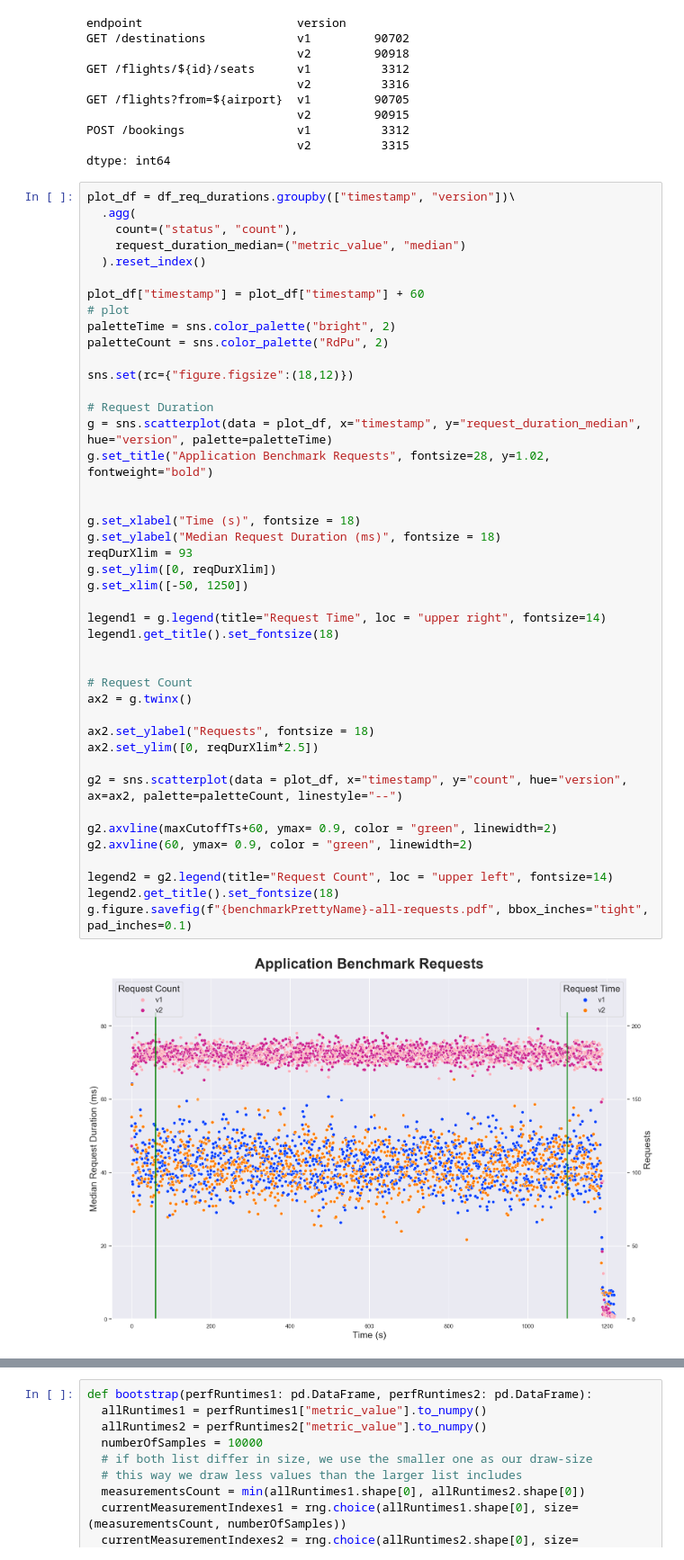
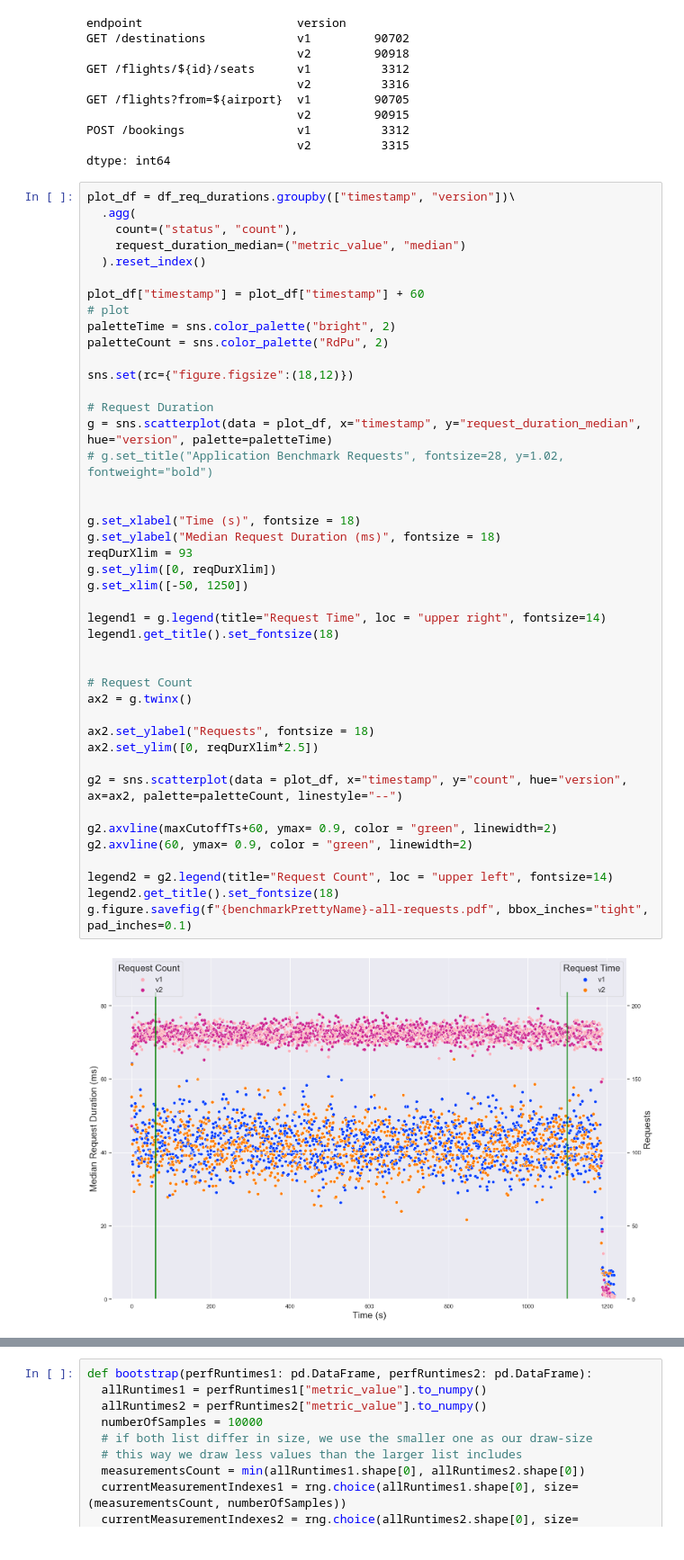
Before and after one commit to njapke/cloud-benchmark-conductor, a Jupyter notebook: analysis/bootstraping-app2.ipynb, the cells around one changed output, grey strips where cells are left out. Shown at 90% size. Saved outputs shown, nothing was run; the diff lists cells and outputs as text.

Commit message:
feat: add python requirements.txt and remove figure titles

```diff
--- a/analysis/bootstraping-app2.ipynb
+++ b/analysis/bootstraping-app2.ipynb
@@ -99,35 +99,35 @@ sns.set(rc={"figure.figsize":(18,12)})
 
 # Request Duration
 g = sns.scatterplot(data = plot_df, x="timestamp", y="request_duration_median", hue="version", palette=paletteTime)
-g.set_title("Application Benchmark Requests", fontsize=28, y=1.02, fontweight="bold")
+# g.set_title("Application Benchmark Requests", fontsize=28, y=1.02, fontweight="bold")
 
 
 g.set_xlabel("Time (s)", fontsize = 18)
 g.set_ylabel("Median Request Duration (ms)", fontsize = 18)
 reqDurXlim = 93
 g.set_ylim([0, reqDurXlim])
 g.set_xlim([-50, 1250])
 
 legend1 = g.legend(title="Request Time", loc = "upper right", fontsize=14)
 legend1.get_title().set_fontsize(18)
 
 
 # Request Count
 ax2 = g.twinx()
 
 ax2.set_ylabel("Requests", fontsize = 18)
 ax2.set_ylim([0, reqDurXlim*2.5])
 
 g2 = sns.scatterplot(data = plot_df, x="timestamp", y="count", hue="version", ax=ax2, palette=paletteCount, linestyle="--")
 
 g2.axvline(maxCutoffTs+60, ymax= 0.9, color = "green", linewidth=2)
 g2.axvline(60, ymax= 0.9, color = "green", linewidth=2)
 
 legend2 = g2.legend(title="Request Count", loc = "upper left", fontsize=14)
 legend2.get_title().set_fontsize(18)
 g.figure.savefig(f"{benchmarkPrettyName}-all-requests.pdf", bbox_inches="tight", pad_inches=0.1)
 # %% [output]
-[figure, old version]
+[figure, new version]
 # %%
 # Requests per Endpoint
 plot_df2 = df_filtered\
```
Also changed, not shown: parts of 1 cell of this notebook, 11 other files.
